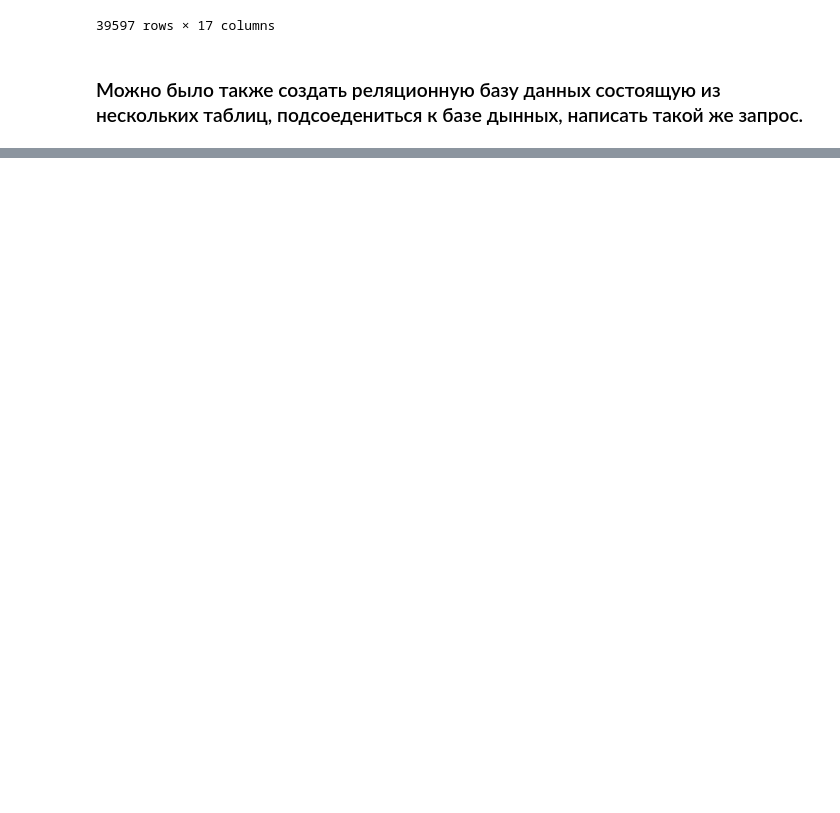
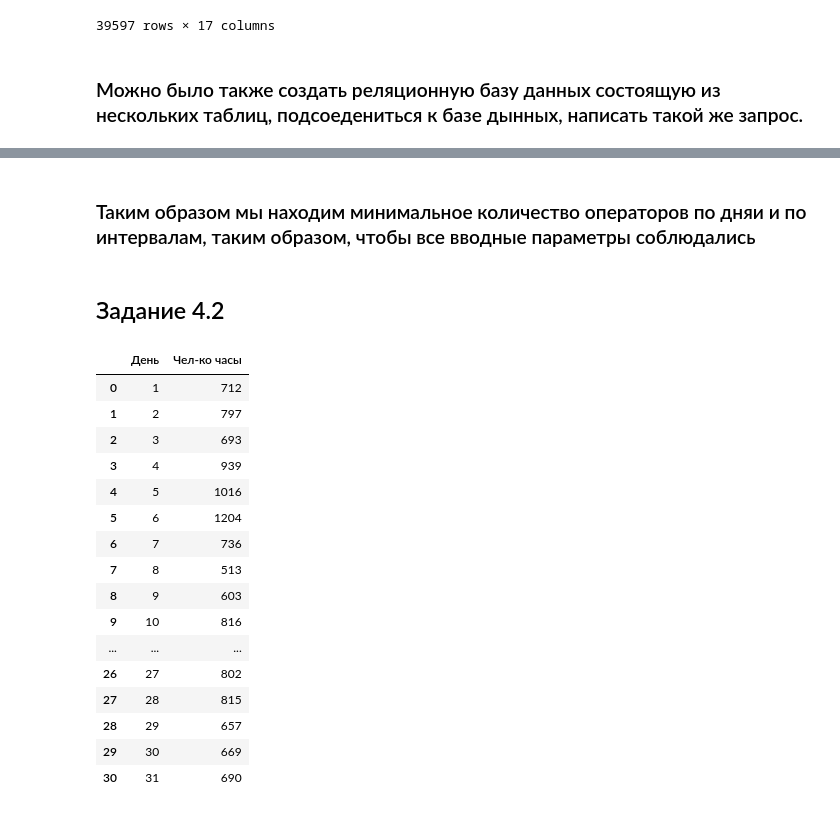
Before and after one commit to Jorshya/fin_analyst, a Jupyter notebook: Task.ipynb, the cells around one changed output, grey strips where cells are left out. Saved outputs shown, nothing was run; the diff lists cells and outputs as text; code cells hidden in the pictures; blank space fills up the shorter version.

```diff
--- a/Task.ipynb
+++ b/Task.ipynb
@@ -608,0 +776,25 @@ df_final_merge
+# %% [markdown]
+### Таким образом мы находим минимальное количество операторов по дняи и по интервалам, таким образом, чтобы все вводные параметры соблюдались
+# %% [markdown]
+## Задание 4.2
+# %%
+# т.к. все разбита на часовые промежутки нам необхдимо только просумировать кол-во необходимых операторов
+pd.DataFrame(df_oprtrs.sum()).reset_index().rename(columns = {'index':'День', 0: 'Чел-ко часы'})
+# %% [output]
+|  | День | Чел-ко часы |
+| 0 | 1 | 712 |
+| 1 | 2 | 797 |
+| 2 | 3 | 693 |
+| 3 | 4 | 939 |
+| 4 | 5 | 1016 |
+| 5 | 6 | 1204 |
+| 6 | 7 | 736 |
+| 7 | 8 | 513 |
+| 8 | 9 | 603 |
+| 9 | 10 | 816 |
+| ... | ... | ... |
+| 26 | 27 | 802 |
+| 27 | 28 | 815 |
+| 28 | 29 | 657 |
+| 29 | 30 | 669 |
+| 30 | 31 | 690 |
```
Also changed, not shown: parts of 20 cells of this notebook.
